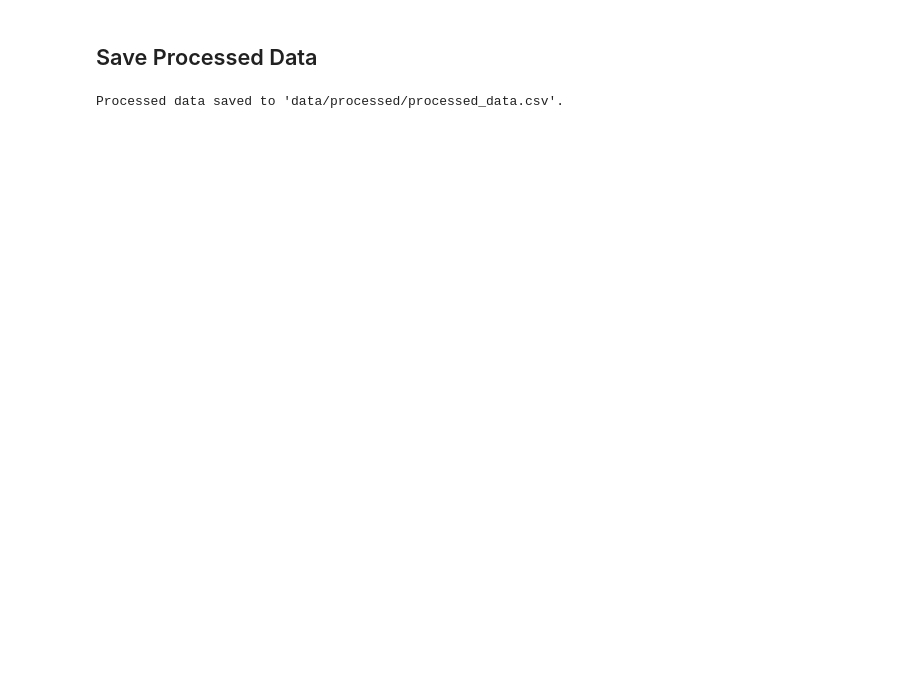
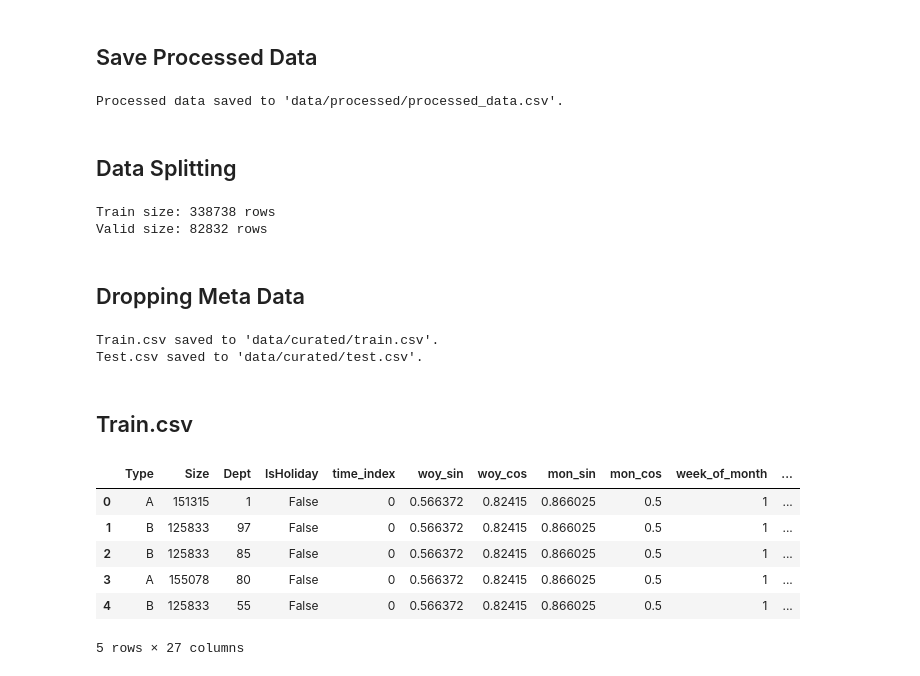
Before and after one commit to YassienTawfikk/SmartRetailRegressor, a Jupyter notebook: notebooks/01_data_exploration.ipynb, the cells around one changed output. Drawn from its saved outputs; the diff is of its cells as text; code cells hidden in the pictures; blank space fills up the shorter version.

```diff
--- a/notebooks/01_data_exploration.ipynb
+++ b/notebooks/01_data_exploration.ipynb
@@ -271,3 +279,59 @@ processed_data_df.to_csv(processed_data_path, index=False)
 print(f"Processed data saved to '{'/'.join(processed_data_path.parts[-3:])}'.")
 # %% [output]
 Processed data saved to 'data/processed/processed_data.csv'.
+# %% [markdown]
+## Data Splitting
+# %%
+# Step 1: Safely parse mixed-format or inconsistent dates
+processed_data_df["Date"] = pd.to_datetime(
+    processed_data_df["Date"],
+    dayfirst=True,
+    format='mixed',
+    errors='coerce'  # turn invalid dates into NaT (not crash)
+)
+
+# Step 2: Drop rows with unparseable (missing) dates
+processed_data_df = processed_data_df.dropna(subset=["Date"])
+
+# Step 3: Sort by Date (chronological order)
+processed_data_df = processed_data_df.sort_values("Date").reset_index(drop=True)
+
+# Step 4: Define split date for 80/20 time-aware split
+split_date = pd.to_datetime("2012-04-13")
+
+# Step 5: Split into train and validation
+train_df = processed_data_df[processed_data_df["Date"] <= split_date]
+valid_df = processed_data_df[processed_data_df["Date"] > split_date]
+
+print(f"Train size: {len(train_df)} rows")
+print(f"Valid size: {len(valid_df)} rows")
+# %% [output]
+Train size: 338738 rows
+Valid size: 82832 rows
+# %% [markdown]
+## Dropping Meta Data
+# %%
+cols_to_drop = ["Date", "Store"]
+
+train_df = train_df.drop(columns=cols_to_drop)
+valid_df = valid_df.drop(columns=cols_to_drop)
+# %%
+train_df.to_csv(curated_data_dir / "train.csv", index=False)
+print(f"Train.csv saved to '{'/'.join((curated_data_dir / "train.csv").parts[-3:])}'.")
+valid_df.to_csv(curated_data_dir / "test.csv", index=False)
+print(f"Test.csv saved to '{'/'.join((curated_data_dir / "test.csv").parts[-3:])}'.")
+# %% [output]
+Train.csv saved to 'data/curated/train.csv'.
+Test.csv saved to 'data/curated/test.csv'.
+# %% [markdown]
+## Train.csv
+# %%
+train_df.head()
+# %% [output]
+|  | Type | Size | Dept | IsHoliday | time_index | woy_sin | woy_cos | mon_sin | mon_cos | week_of_month | ... |
+| 0 | A | 151315 | 1 | False | 0 | 0.566372 | 0.82415 | 0.866025 | 0.5 | 1 | ... |
+| 1 | B | 125833 | 97 | False | 0 | 0.566372 | 0.82415 | 0.866025 | 0.5 | 1 | ... |
+| 2 | B | 125833 | 85 | False | 0 | 0.566372 | 0.82415 | 0.866025 | 0.5 | 1 | ... |
+| 3 | A | 155078 | 80 | False | 0 | 0.566372 | 0.82415 | 0.866025 | 0.5 | 1 | ... |
+| 4 | B | 125833 | 55 | False | 0 | 0.566372 | 0.82415 | 0.866025 | 0.5 | 1 | ... |
+5 rows × 27 columns
```
Also changed, not shown: parts of 7 cells of this notebook.
